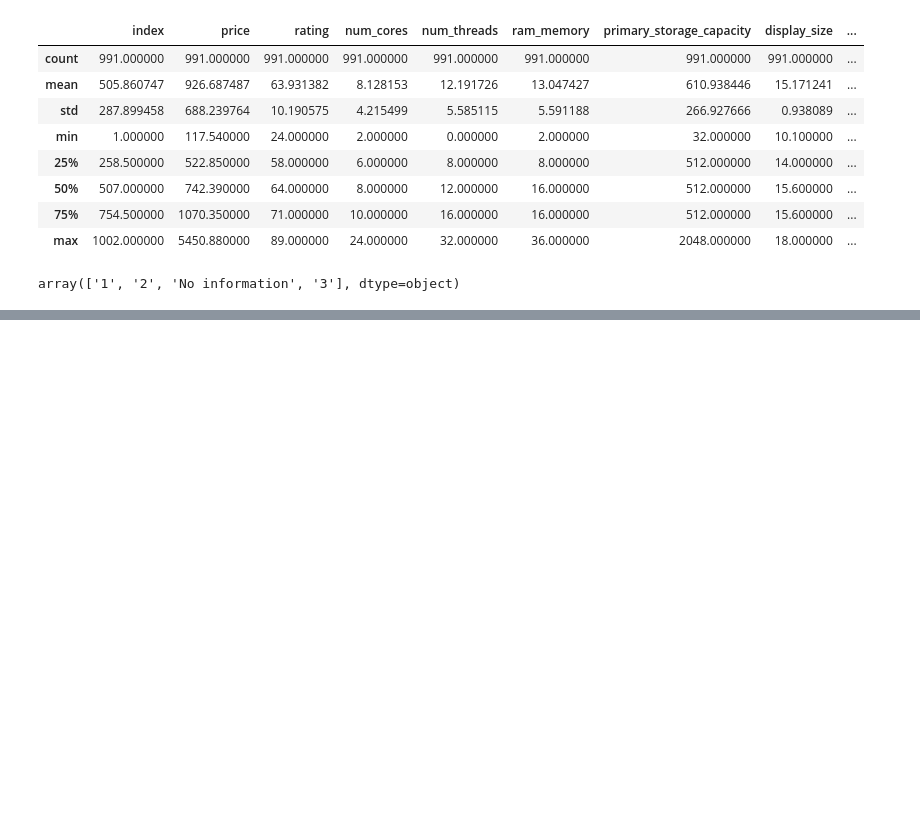
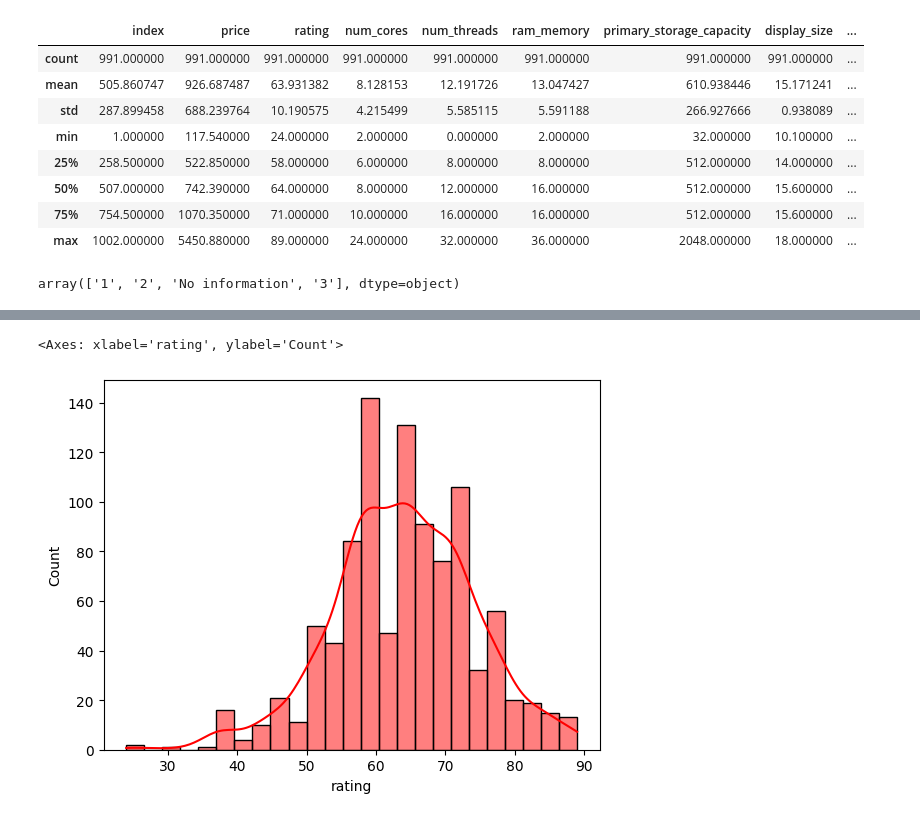
Before and after one commit to gcoelho3008/projeto_loja_laptop, a Jupyter notebook: clusterizacao_laptop.ipynb, the cells around one changed output, grey strips where cells are left out. Saved outputs shown, nothing was run; the diff lists cells and outputs as text; code cells hidden in the pictures; blank space fills up the shorter version.

```diff
--- a/clusterizacao_laptop.ipynb
+++ b/clusterizacao_laptop.ipynb
@@ -103,0 +110,6 @@ px.bar(percentual_processor_brand, color=percentual_processor_brand.index)
+# %%
+# Variáveis numéricas Variáveis Rating
+sns.histplot(df_laptops['rating'], kde=True, color='red')
+# %% [output]
+<Axes: xlabel='rating', ylabel='Count'>
+[figure, added]
```
Also changed, not shown: parts of 4 cells of this notebook.
